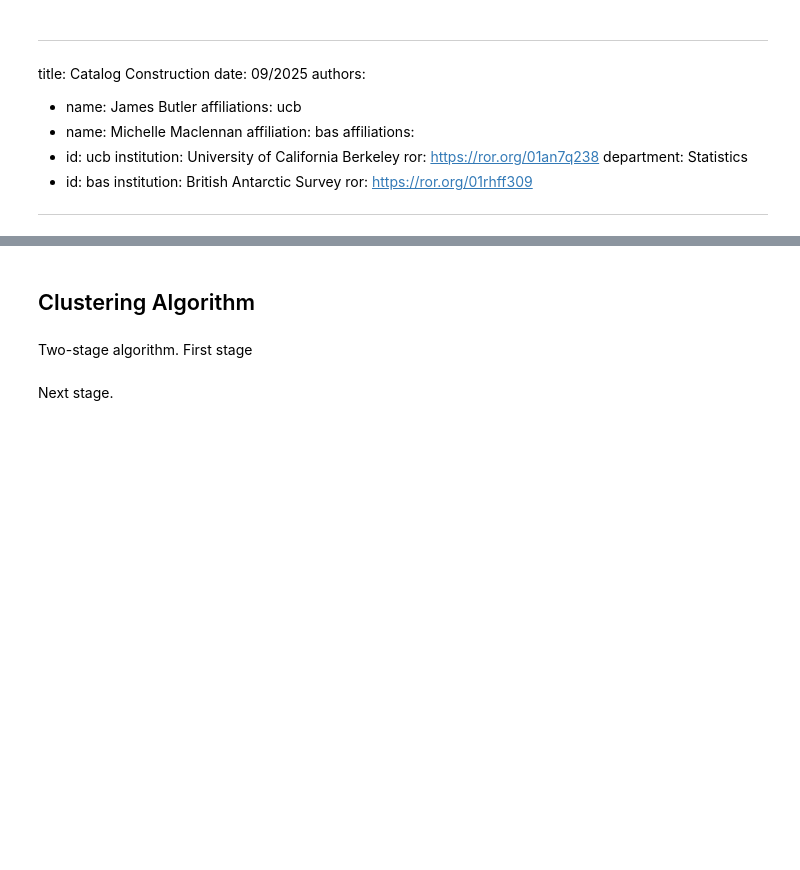
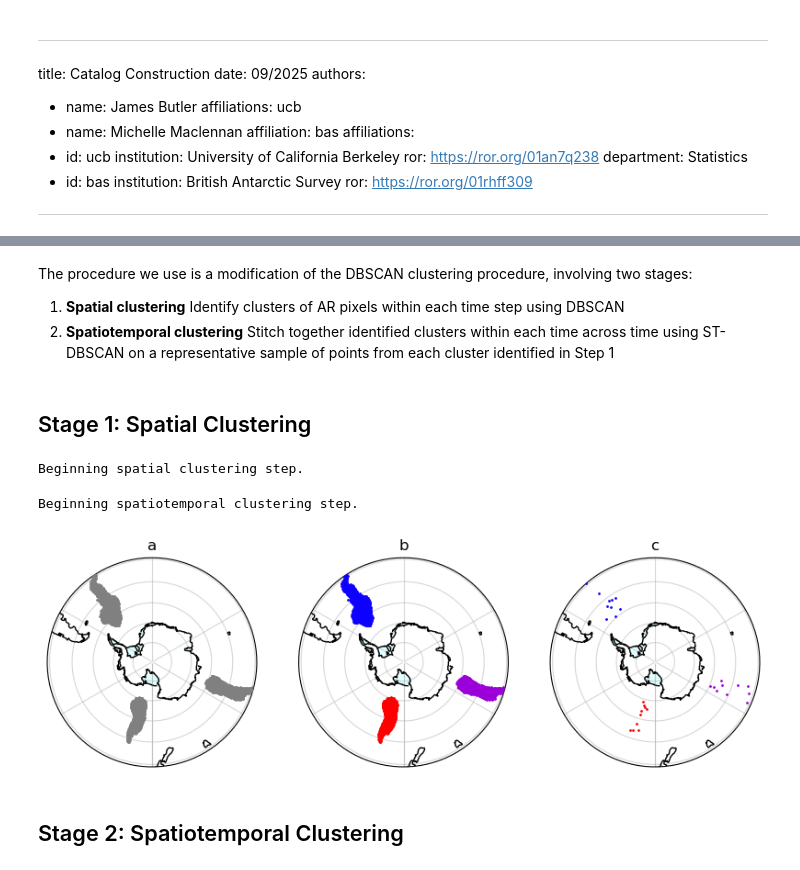
Before and after one commit to englacial/antarctic_AR_dataset, a Jupyter notebook: notebooks/catalog_construction.ipynb, the cells around one changed output, grey strips where cells are left out. Cells and saved outputs as stored; diff of their text form; code cells hidden in the pictures; blank space fills up the shorter version.

```diff
--- a/notebooks/catalog_construction.ipynb
+++ b/notebooks/catalog_construction.ipynb
@@ -19,6 +21,6 @@ affiliations:
 # %%
 import matplotlib.pyplot as plt
-plt.rcParams['text.usetex'] = True
+plt.rcParams['text.usetex'] = False
 import xarray as xr
 import seaborn as sns
 from pathlib import Path
@@ -34,19 +36,18 @@ from matplotlib.cm import Set3
 import numpy as np
 from scipy import stats
 
-curwd = os.getcwd()
-os.chdir(str(Path(os.getcwd()).parents[0]) + '/packages/')
-from catalog_display.display_utils import display_catalog
-os.chdir(str(Path(os.getcwd()).parents[0]) + '/project/catalog/catalog_building')
-import st_dbscan as st
-os.chdir(curwd)
-home_dir = Path(curwd).parents[0]
+from artools.display_utils import display_catalog
+from artools.loading_utils import load_catalogs, load_ais
+from artools.st_dbscan import ST_DBSCAN
 # %% [markdown]
-## Clustering Algorithm
+The procedure we use is a modification of the DBSCAN clustering procedure, involving two stages:
+
+1. **Spatial clustering** Identify clusters of AR pixels within each time step using DBSCAN
+2. **Spatiotemporal clustering** Stitch together identified clusters within each time across time using ST-DBSCAN on a representative sample of points from each cluster identified in Step 1
 # %% [markdown]
-Two-stage algorithm. First stage
+## Stage 1: Spatial Clustering
 # %%
-catalogs = utils.load_catalogs(years=[1980])
+catalogs = load_catalogs(dir_path='../input_data/wille_ar_catalogs/', years=[1980])
 # %%
 subcatalog = catalogs.isel(time=slice(120, 140))
 
@@ -63,10 +64,15 @@ minpts_2 = 5
 n_rep_pts = 10
 
 # instantiating the clustering object
-cluster_obj = st.ST_DBSCAN(eps_space_1, eps_space_2, eps_time, minpts_1, minpts_2, n_rep_pts)
+cluster_obj = ST_DBSCAN(eps_space_1, eps_space_2, eps_time, minpts_1, minpts_2, n_rep_pts)
 # doing the spatiotemporal clustering
 df = cluster_obj.fit(subcatalog)
+# %% [output]
+Beginning spatial clustering step.
+Beginning spatiotemporal clustering step.
 # %%
+time = df.iloc[9].time
+
 # instantiate the animation
 fig, ax = plt.subplots(nrows=1, ncols=3, figsize=(10,5), subplot_kw=dict(projection=ccrs.Stereographic(central_longitude=0., central_latitude=-90.)))
 
@@ -80,36 +86,38 @@ if (time == df.time).any():
     for i in range(n_clusts):
         cluster = dat['cluster'].iloc[i]
         ax[0].scatter(dat['lons'].iloc[i], dat['lats'].iloc[i], transform=ccrs.PlateCarree(), s=1, color='gray', zorder=30)
         ax[1].scatter(dat['lons'].iloc[i], dat['lats'].iloc[i], transform=ccrs.PlateCarree(), s=1, color=color_mapping[cluster], label=str(cluster), zorder=30)
         ax[2].scatter(dat['rep_lons'].iloc[i], dat['rep_lats'].iloc[i], transform=ccrs.PlateCarree(), s=1, color=color_mapping[cluster], label=str(cluster), zorder=30)
 
 for i in range(len(ax)):
 
     ax[i].set_extent([-180,180,-90,-39], ccrs.PlateCarree())
     ice_shelf_poly = cfeature.NaturalEarthFeature('physical', 'antarctic_ice_shelves_polys', '50m',edgecolor='none',facecolor='lightcyan') # 10m, 50m, 110m
     ax[i].add_feature(ice_shelf_poly,linewidth=3)
     ice_shelf_line = cfeature.NaturalEarthFeature('physical', 'antarctic_ice_shelves_lines', '50m',edgecolor='black',facecolor='none') # 10m, 50m, 110m
     ax[i].add_feature(ice_shelf_line,linewidth=1,zorder=13)
     ax[i].coastlines(resolution='110m',linewidth=1,zorder=32)
 
 
     # Map extent
     theta = np.linspace(0, 2*np.pi, 100)
     center, radius = [0.5, 0.5], 0.5
     verts = np.vstack([np.sin(theta), np.cos(theta)]).T
     circle = mpath.Path(verts * radius + center)
     ax[i].set_boundary(circle, transform=ax[i].transAxes)
     ax[i].gridlines(alpha=0.5, zorder=33)
 
     time_ts = pd.Timestamp(time)
 
 ax[0].set_title('a')
 ax[1].set_title('b')
 ax[2].set_title('c')
 
-plt.savefig('../plots/paper_plots/spatial_clustering.png', bbox_inches='tight')
+plt.savefig('../output/spatial_clustering.png', bbox_inches='tight')
+# %% [output]
+[figure, added]
 # %% [markdown]
-Next stage.
+## Stage 2: Spatiotemporal Clustering
 # %%
 unpacked_df = cluster_obj.unpack_df(df, 'cluster')
 unpacked_df = unpacked_df[unpacked_df.time.dt.day == 8]
```
Also changed, not shown: parts of 3 cells of this notebook, 9 other files.
